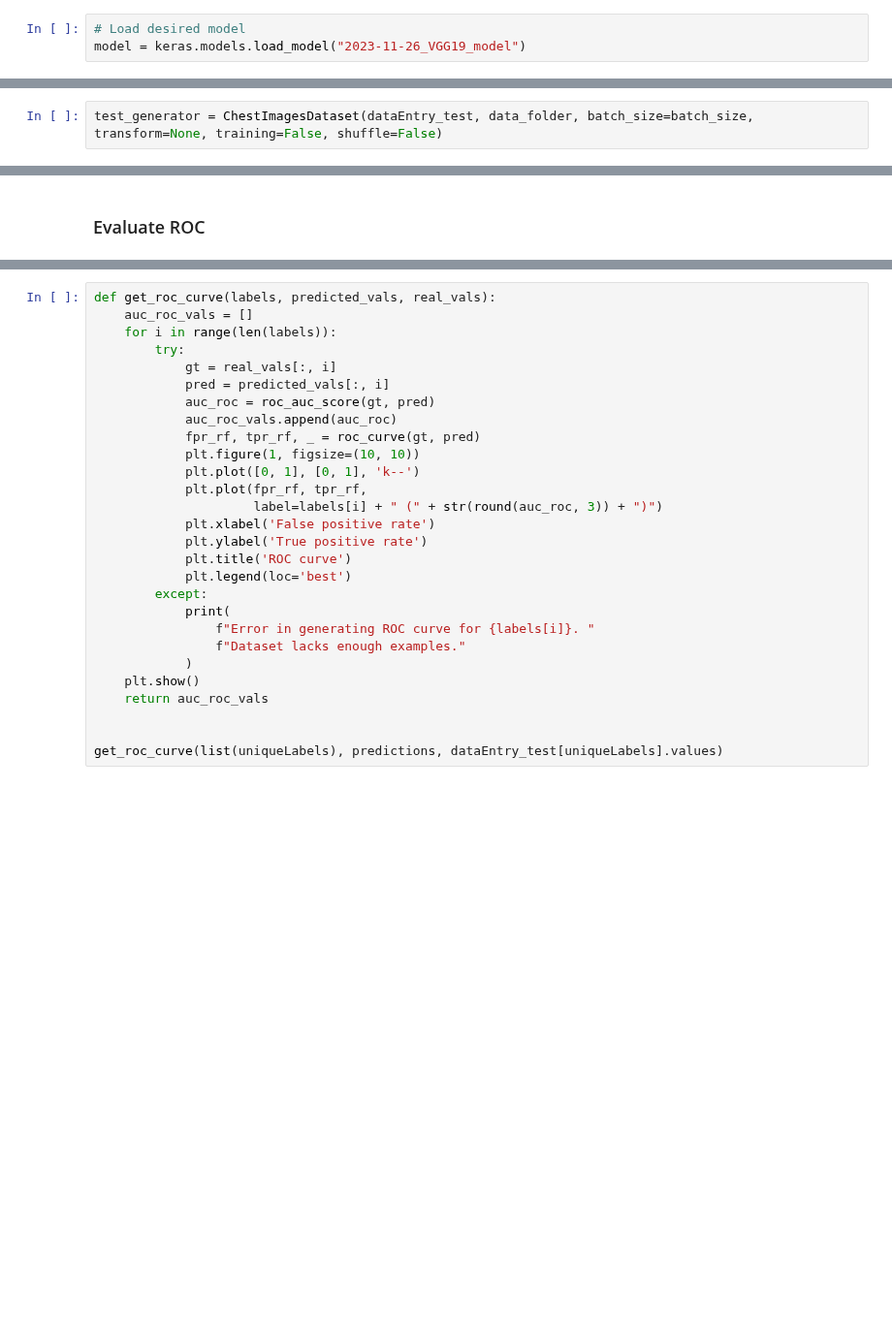
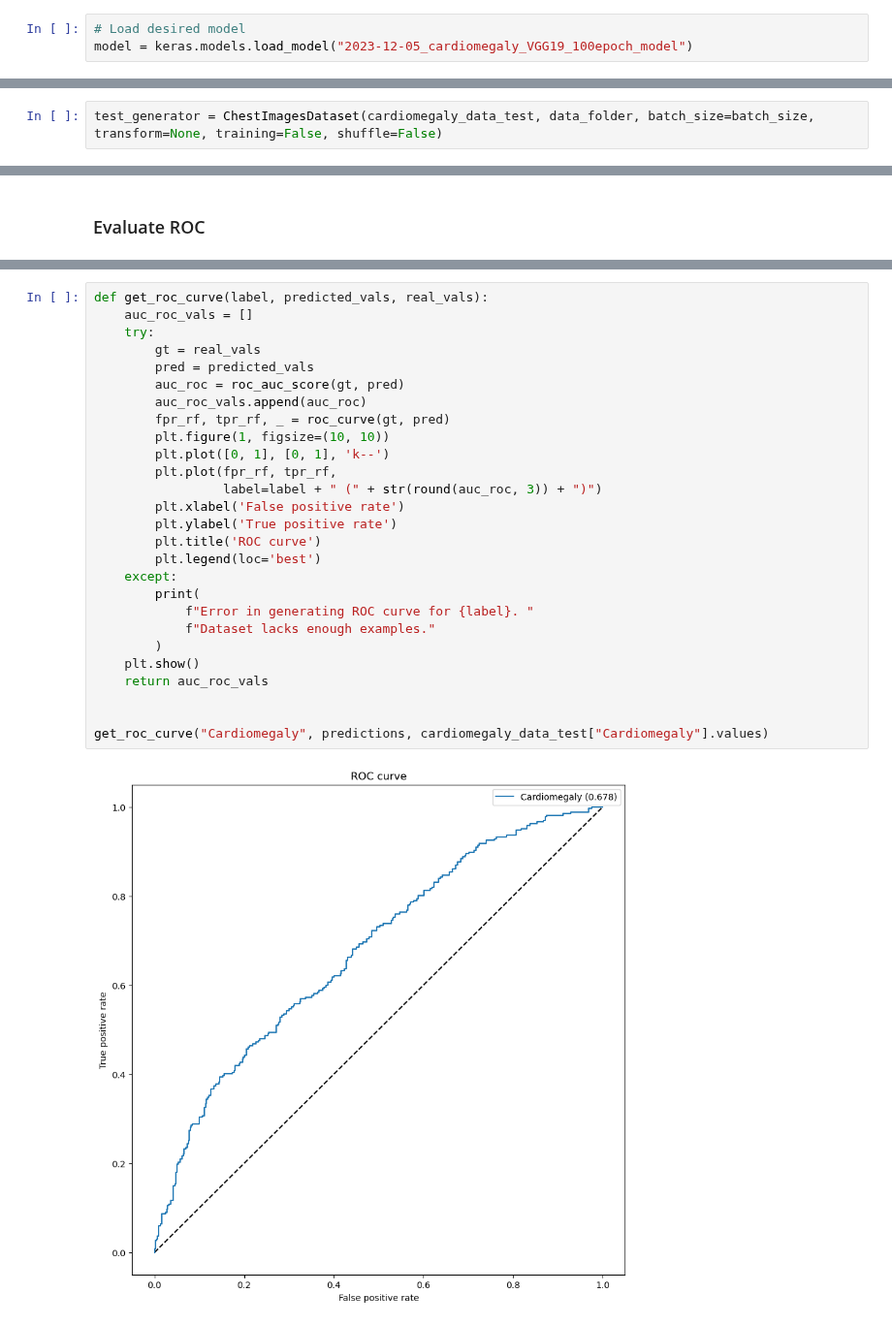
Before and after one commit to rachelwoodside/csci4155-chest-xray-model, a Jupyter notebook: cardiomegaly_only.ipynb, the cells around one changed output, grey strips where cells are left out. Shown at 97% size. Saved outputs shown, nothing was run; the diff lists cells and outputs as text; blank space fills up the shorter version.

```diff
--- a/cardiomegaly_only.ipynb
+++ b/cardiomegaly_only.ipynb
@@ -475,6 +493,6 @@ plt.show()
 ### Load and View Model
 # %%
 # Load desired model
-model = keras.models.load_model("2023-11-26_VGG19_model")
+model = keras.models.load_model("2023-12-05_cardiomegaly_VGG19_100epoch_model")
 # %%
 model.summary()
@@ -481,7 +517,7 @@ model.summary()
 # %% [markdown]
 ### Create Test Data Generator
 # %%
-test_generator = ChestImagesDataset(dataEntry_test, data_folder, batch_size=batch_size, transform=None, training=False, shuffle=False)
+test_generator = ChestImagesDataset(cardiomegaly_data_test, data_folder, batch_size=batch_size, transform=None, training=False, shuffle=False)
 # %% [markdown]
 ### Generate Predictions
 # %%
@@ -494,28 +551,29 @@ roc_auc_score(dataEntry_test[uniqueLabels].values, predictions)
 # %%
-def get_roc_curve(labels, predicted_vals, real_vals):
+def get_roc_curve(label, predicted_vals, real_vals):
     auc_roc_vals = []
-    for i in range(len(labels)):
-        try:
-            gt = real_vals[:, i]
-            pred = predicted_vals[:, i]
-            auc_roc = roc_auc_score(gt, pred)
-            auc_roc_vals.append(auc_roc)
-            fpr_rf, tpr_rf, _ = roc_curve(gt, pred)
-            plt.figure(1, figsize=(10, 10))
-            plt.plot([0, 1], [0, 1], 'k--')
-            plt.plot(fpr_rf, tpr_rf,
-                     label=labels[i] + " (" + str(round(auc_roc, 3)) + ")")
-            plt.xlabel('False positive rate')
-            plt.ylabel('True positive rate')
-            plt.title('ROC curve')
-            plt.legend(loc='best')
-        except:
-            print(
-                f"Error in generating ROC curve for {labels[i]}. "
-                f"Dataset lacks enough examples."
-            )
+    try:
+        gt = real_vals
+        pred = predicted_vals
+        auc_roc = roc_auc_score(gt, pred)
+        auc_roc_vals.append(auc_roc)
+        fpr_rf, tpr_rf, _ = roc_curve(gt, pred)
+        plt.figure(1, figsize=(10, 10))
+        plt.plot([0, 1], [0, 1], 'k--')
+        plt.plot(fpr_rf, tpr_rf,
+                 label=label + " (" + str(round(auc_roc, 3)) + ")")
+        plt.xlabel('False positive rate')
+        plt.ylabel('True positive rate')
+        plt.title('ROC curve')
+        plt.legend(loc='best')
+    except:
+        print(
+            f"Error in generating ROC curve for {label}. "
+            f"Dataset lacks enough examples."
+        )
     plt.show()
     return auc_roc_vals
 
 
-get_roc_curve(list(uniqueLabels), predictions, dataEntry_test[uniqueLabels].values)
+get_roc_curve("Cardiomegaly", predictions, cardiomegaly_data_test["Cardiomegaly"].values)
+# %% [output]
+[figure, added]
```
Also changed, not shown: parts of 32 cells of this notebook, 4 other files.
